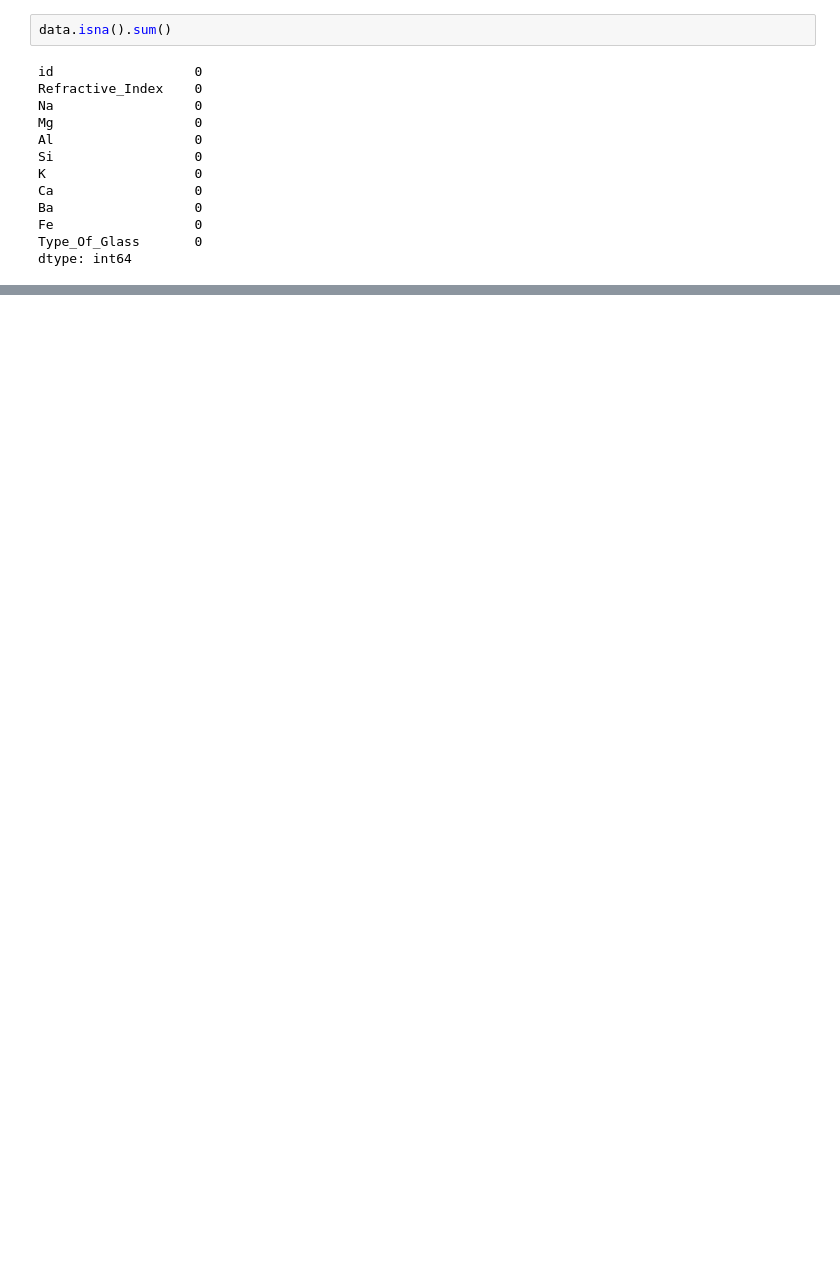
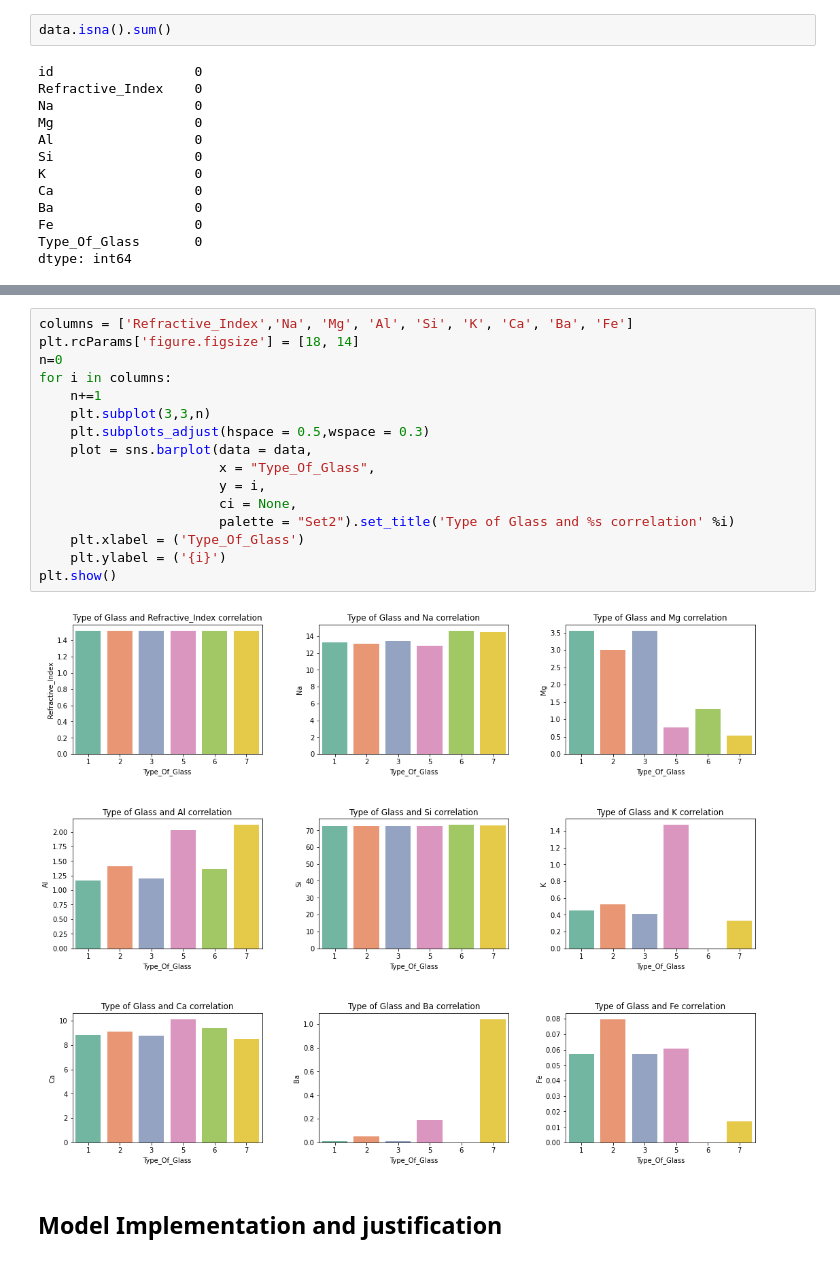
Before and after one commit to cauemd/MachineLearning-NN, a Jupyter notebook: CaueDuarte_MLAI_CA3.ipynb, the cells around one changed output, grey strips where cells are left out. Saved outputs shown, nothing was run; the diff lists cells and outputs as text; blank space fills up the shorter version.

Commit message:
Model created and justification added

```diff
--- a/CaueDuarte_MLAI_CA3.ipynb
+++ b/CaueDuarte_MLAI_CA3.ipynb
@@ -92,0 +102,20 @@ sns.countplot(data=data, x='Type_Of_Glass')
+# %%
+columns = ['Refractive_Index','Na', 'Mg', 'Al', 'Si', 'K', 'Ca', 'Ba', 'Fe']
+plt.rcParams['figure.figsize'] = [18, 14]
+n=0
+for i in columns:
+    n+=1
+    plt.subplot(3,3,n)
+    plt.subplots_adjust(hspace = 0.5,wspace = 0.3)
+    plot = sns.barplot(data = data,
+                       x = "Type_Of_Glass",
+                       y = i,
+                       ci = None,
+                       palette = "Set2").set_title('Type of Glass and %s correlation' %i)
+    plt.xlabel = ('Type_Of_Glass')
+    plt.ylabel = ('{i}')
+plt.show()
+# %% [output]
+[figure, added]
+# %% [markdown]
+## Model Implementation and justification
```
Also changed, not shown: parts of 51 cells of this notebook.
